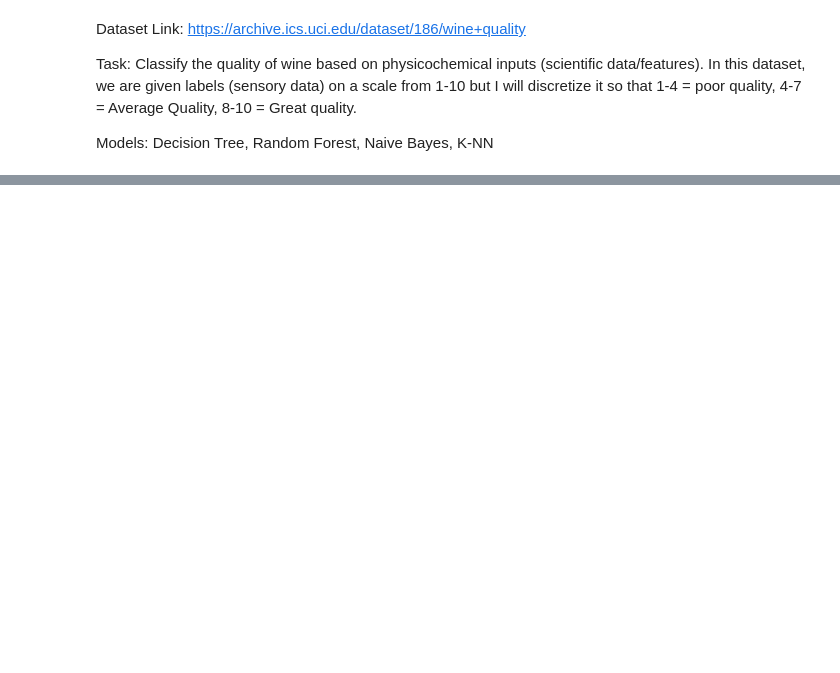
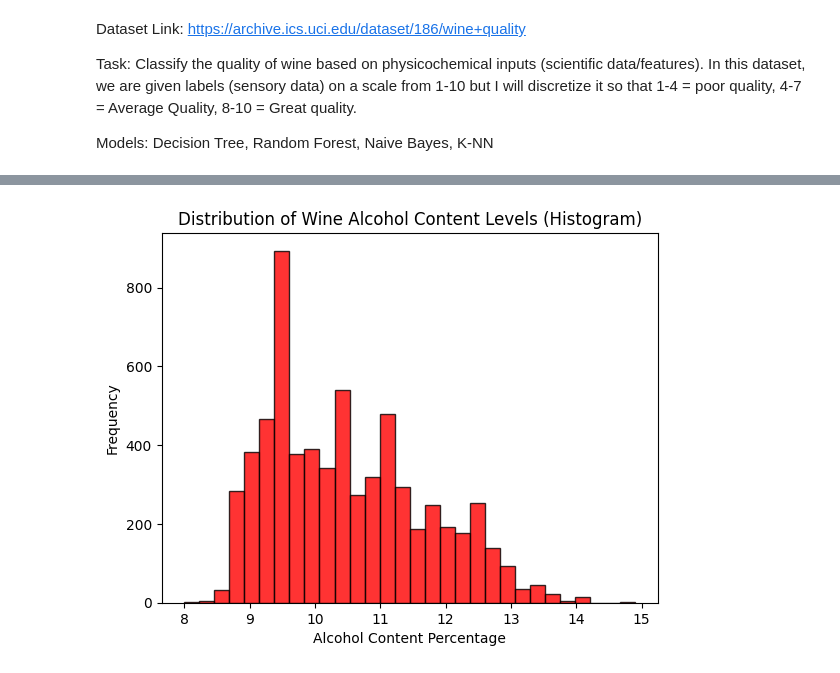
Before and after one commit to uchechim/CSCI6515_ML_Project, a Jupyter notebook: Code_B00949727_DS_1.ipynb, the cells around one changed output, grey strips where cells are left out. Saved outputs shown, nothing was run; the diff lists cells and outputs as text; code cells hidden in the pictures; blank space fills up the shorter version.

```diff
--- a/Code_B00949727_DS_1.ipynb
+++ b/Code_B00949727_DS_1.ipynb
@@ -54,0 +93,80 @@ print(wine_data)
+# %%
+#Reference [Source #1]
+
+import seaborn as sns
+import matplotlib.pyplot as plt
+
+
+import warnings
+warnings.filterwarnings("ignore")
+
+                                                            #Histograms
+plt.hist(wine_data['alcohol'], bins=30, color='Red', alpha=0.8, edgecolor='black')
+
+plt.xlabel('Alcohol Content Percentage')
+plt.ylabel('Frequency')
+plt.title('Distribution of Wine Alcohol Content Levels (Histogram)')
+
+# Show the histogram
+plt.show()
+                                                     #Count Plots
+
+#Count Plot #1
+sns.countplot(x='wine_type', data=wine_data, palette='pastel', hue = 0, legend=False, edgecolor='black')
+
+#Labels
+plt.xlabel('Wine Quality (0 = White Wine, 1 = Red Wine)')
+plt.ylabel('Frequency')
+plt.title('\n\nWine Type Distribution (Count Plot)')
+
+plt.show()
+
+#Count Plot #2
+sns.countplot(x='quality', data=wine_data, palette='viridis', hue = 0, legend=False)
+
+#Labels
+plt.xlabel('Wine Quality (0 = Low Quality, 1 = Medium Quality, 2 = High Quality)')
+plt.ylabel('Frequency')
+plt.title('\n\nWine Quality Distribution (Count Plot)')
+
+plt.show()
+
+
+                                                        #Scatter Plots
+#Scatter Plot #1
+sns.scatterplot(x='alcohol', y='pH', hue='quality', data=wine_data, palette='viridis')
+
+#Labels
+plt.xlabel('Alcohol Content Percentage')
+plt.ylabel('pH Level')
+plt.legend(title='Low Quality, Medium Quality, High Quality', loc = "lower right", fontsize = "small", ncol=3, bbox_to_anchor=[1.7,0.5])
+plt.title('\n\npH Levels vs Alcohol Percentage) ')
+
+plt.show()
+'''
+#Scatter Plot #2
+sns.scatterplot(x='alcohol', y='pH', hue='quality', data=wine_data, palette='viridis')
+
+#Labels
+plt.xlabel('Alcohol Content Percentage')
+plt.ylabel('pH Level')
+plt.legend(title='Low Quality, Medium Quality, High Quality', loc = "lower right", fontsize = "small", ncol=3, bbox_to_anchor=[1.7,0.5])
+plt.title('\n\npH Levels vs Alcohol Percentage) ')
+
+plt.show()
+'''
+
+
+                                                     #Box Plots
+#Box Plot #1
+sns.boxplot(data=wine_data, palette='pastel')
+plt.xticks(rotation=90)
+
+#labels
+plt.xlabel('Features')
+plt.ylabel('Values')
+plt.title('Box Plot of Features')
+
+plt.show()
+# %% [output]
+[figure, added]
```
Also changed, not shown: parts of 26 cells of this notebook.
